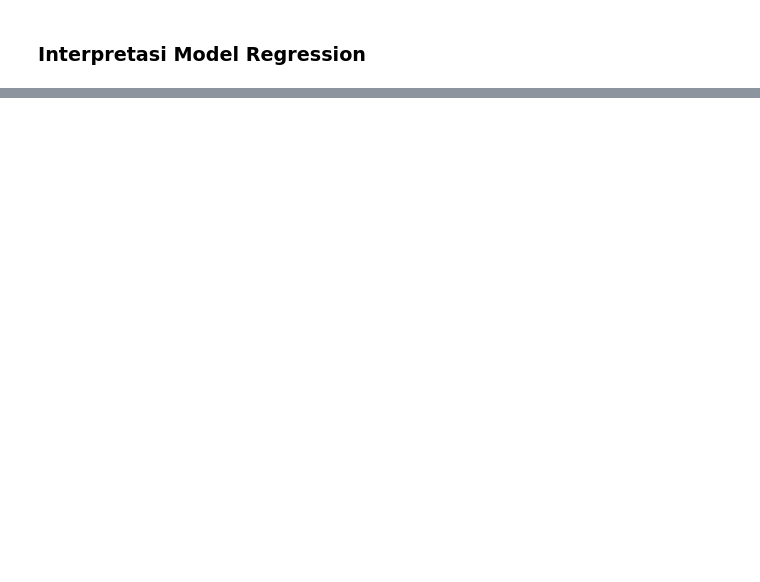
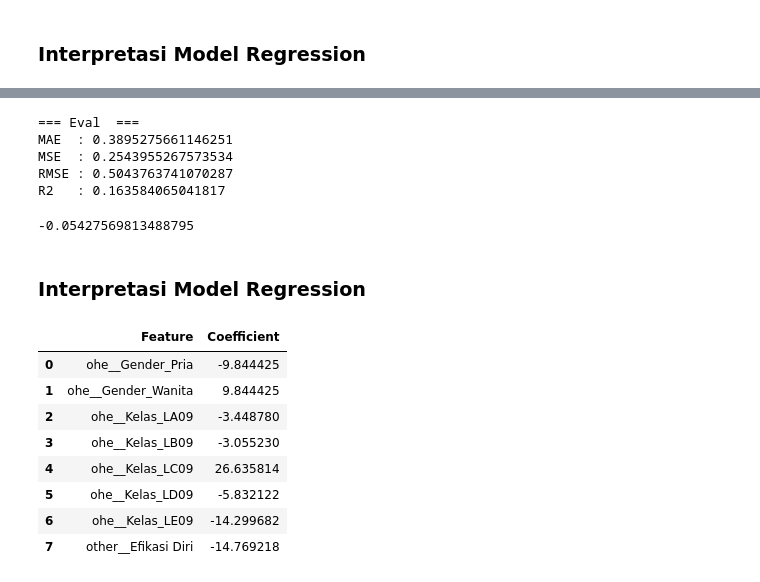
Before and after one commit to williamuntung/Pengaruh-Efikasi-Diri-Terhadap-Tingkat-Stress-Periode-UTS-Data-Science-B28, a Jupyter notebook: model.ipynb, the cells around one changed output, grey strips where cells are left out. Saved outputs shown, nothing was run; the diff lists cells and outputs as text; code cells hidden in the pictures; blank space fills up the shorter version.

```diff
--- a/model.ipynb
+++ b/model.ipynb
@@ -248,0 +222,2 @@ array([[0.33333333, 1.        , 1.        , ..., 0.75      , 0.5       ,
+# %%
+df['target'] = var_y.sum(axis = 1) / 20.0
@@ -687,0 +446,20 @@ coef_df.head(20)
+# %%
+x = df_2.drop(columns=['target'])
+y = df_2['target']
+# %%
+lr = LinearRegression()
+
+ohe_col = ['Gender', 'Kelas']
+other_col = x.drop(columns = ohe_col).columns
+
+prep = ColumnTransformer([
+    ('ohe', OneHotEncoder(), ohe_col),
+    ('other', 'passthrough', other_col)
+])
+
+model2 = Pipeline([
+    ('preprocessor', prep),
+    ('lr', lr)
+])
+
+model2.fit(x, y)
@@ -687,0 +475,58 @@ coef_df.head(20)
+# %%
+# prediksi
+y_pred = model2.predict(x)
+
+# train metrics
+mae = mean_absolute_error(y, y_pred)
+mse = mean_squared_error(y, y_pred)
+rmse = np.sqrt(mean_squared_error(y, y_pred))
+r2 = r2_score(y, y_pred)
+
+print("=== Eval  ===")
+print("MAE  :", mae)
+print("MSE  :", mse)
+print("RMSE :", rmse)
+print("R2   :", r2)
+# %% [output]
+=== Eval  ===
+MAE  : 0.3895275661146251
+MSE  : 0.2543955267573534
+RMSE : 0.5043763741070287
+R2   : 0.163584065041817
+# %%
+from sklearn.model_selection import cross_val_score
+
+scores = cross_val_score(
+    model2,
+    x,
+    y,
+    cv=5,
+    scoring='r2'
+)
+
+print(scores.mean())
+# %% [output]
+-0.05427569813488795
+# %% [markdown]
+### Interpretasi Model Regression
+# %%
+feature_names = model2.named_steps['preprocessor'].get_feature_names_out()
+
+coef = model2.named_steps['lr'].coef_
+
+coef_df = pd.DataFrame({
+    'Feature': feature_names,
+    'Coefficient': coef*100
+})
+
+coef_df.head(20)
+# %% [output]
+|  | Feature | Coefficient |
+| 0 | ohe__Gender_Pria | -9.844425 |
+| 1 | ohe__Gender_Wanita | 9.844425 |
+| 2 | ohe__Kelas_LA09 | -3.448780 |
+| 3 | ohe__Kelas_LB09 | -3.055230 |
+| 4 | ohe__Kelas_LC09 | 26.635814 |
+| 5 | ohe__Kelas_LD09 | -5.832122 |
+| 6 | ohe__Kelas_LE09 | -14.299682 |
+| 7 | other__Efikasi Diri | -14.769218 |
```
Also changed, not shown: parts of 87 cells of this notebook.
